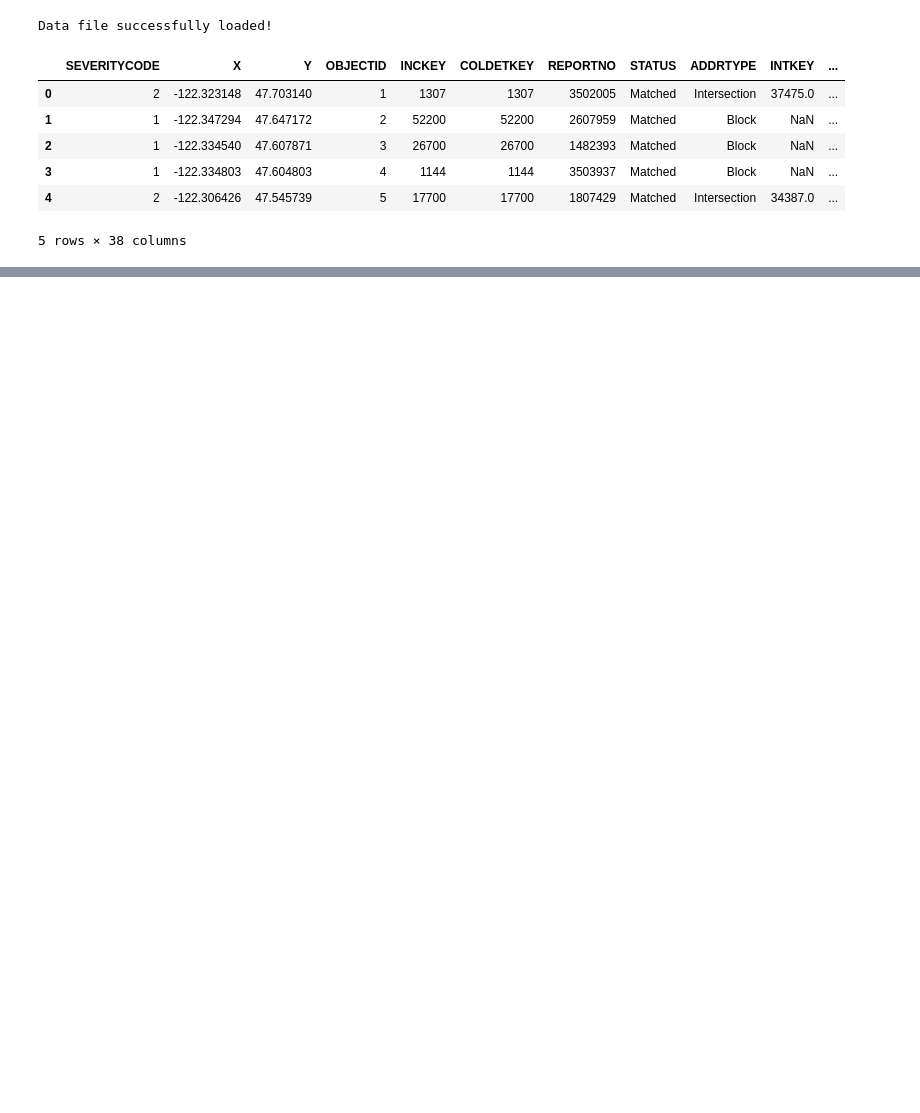
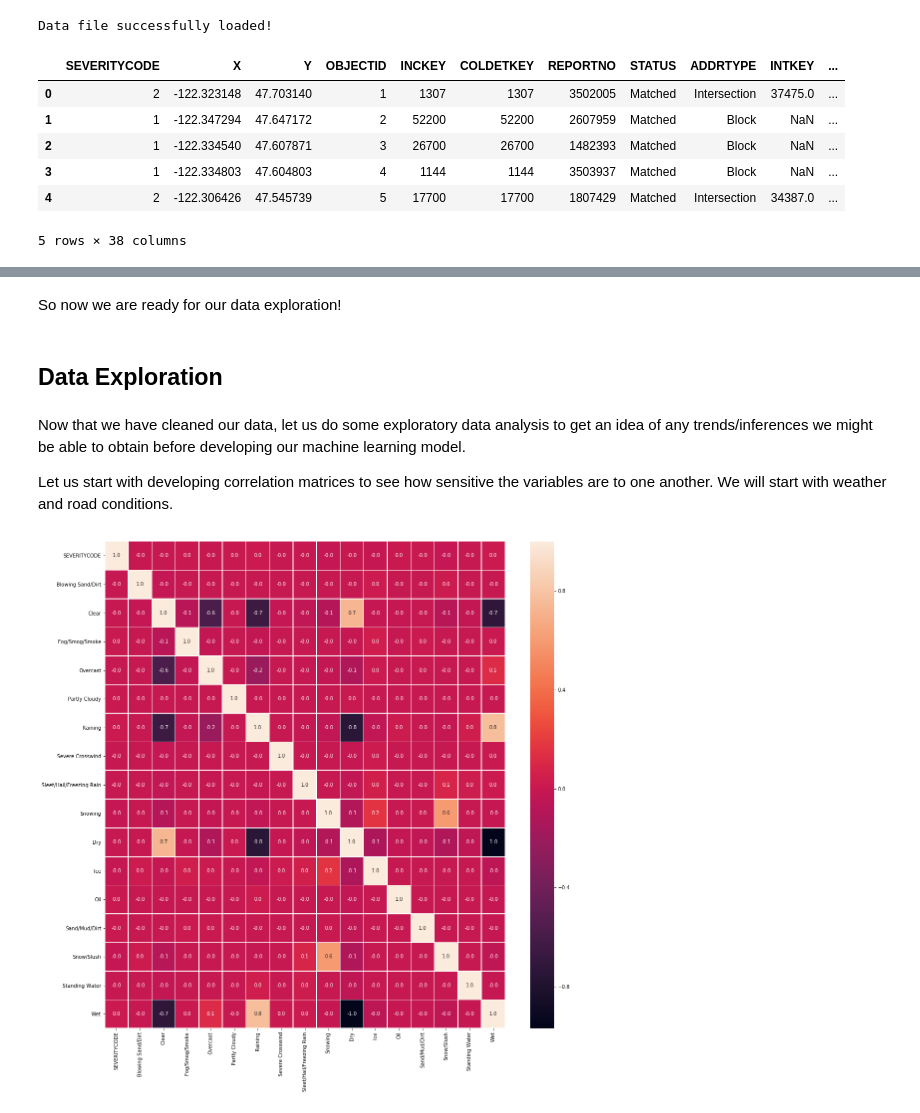
Before and after one commit to jmsierch/Coursera_Capstone, a Jupyter notebook: FinalProject.ipynb, the cells around one changed output, grey strips where cells are left out. Drawn from its saved outputs; the diff is of its cells as text; code cells hidden in the pictures; blank space fills up the shorter version.

```diff
--- a/FinalProject.ipynb
+++ b/FinalProject.ipynb
@@ -59,0 +226,6 @@ df.head()
+# %%
+# Column Choice for Feature Selections
+df_featureSelection = df[['SEVERITYCODE','ADDRTYPE','PERSONCOUNT','PEDCOUNT','PEDCYLCOUNT','VEHCOUNT','INATTENTIONIND','UNDERINFL','WEATHER','ROADCOND','LIGHTCOND','PEDROWNOTGRNT','SPEEDING']]
+
+# Number of 'NULL' values remaining among the Feature Selection subsete
+df_featureSelection.isnull().sum()
@@ -59,0 +249,6 @@ df.head()
+# %%
+# Remove 'NULL' data from the Feature Selection subset
+df_featureSelection.dropna(axis=0,inplace=True)
+
+# Display the updated Feature Selection subset
+df_featureSelection.isnull().sum()
@@ -59,0 +290,22 @@ df.head()
+# %%
+# Change Categorical Variables into Numerical Variables
+
+# ADDRTYPE
+# Convert into 3 columns representing 'Alley', 'Block', 'Intersection'
+df_featureSelection[['Alley', 'Block', 'Intersection']] = pd.get_dummies(df_featureSelection['ADDRTYPE'])
+df_featureSelection.drop(['ADDRTYPE'], axis=1, inplace=True)
+
+# WEATHER
+# Convert into several columns
+df_featureSelection[pd.get_dummies(df_featureSelection['WEATHER']).columns] = pd.get_dummies(df_featureSelection['WEATHER'])
+df_featureSelection.drop(['WEATHER'], axis=1, inplace=True)
+
+# ROADCOND
+# Convert into several columns
+df_featureSelection[pd.get_dummies(df_featureSelection['ROADCOND']).columns] = pd.get_dummies(df_featureSelection['ROADCOND'])
+df_featureSelection.drop(['ROADCOND'], axis=1, inplace=True)
+
+# LIGHTCOND
+# Convert into several columns
+df_featureSelection[pd.get_dummies(df_featureSelection['LIGHTCOND']).columns] = pd.get_dummies(df_featureSelection['LIGHTCOND'])
+df_featureSelection.drop(['LIGHTCOND'], axis=1, inplace=True)
@@ -59,0 +335,8 @@ df.head()
+# %% [markdown]
+So now we are ready for our data exploration!
+# %% [markdown]
+## Data Exploration
+# %% [markdown]
+Now that we have cleaned our data, let us do some exploratory data analysis to get an idea of any trends/inferences we might be able to obtain before developing our machine learning model.
+
+Let us start with developing correlation matrices to see how sensitive the variables are to one another. We will start with weather and road conditions.
@@ -59,0 +347,11 @@ df.head()
+# %%
+# Weather and Road Conditions Correlation Matrix
+# Construct the Weather/Road Conditions Selection
+df_featureSelection_Weather = df_featureSelection[['SEVERITYCODE', 'Blowing Sand/Dirt', 'Clear', 'Fog/Smog/Smoke', 'Overcast', 'Partly Cloudy', 'Raining', 'Severe Crosswind',
+                                          'Sleet/Hail/Freezing Rain', 'Snowing', 'Dry', 'Ice', 'Oil', 'Sand/Mud/Dirt', 'Snow/Slush', 'Standing Water', 'Wet']]
+
+# Create the Weather/Road Conditions Correlation Matrix
+figureWeather, axisWeather = plt.subplots(figsize=(18, 18));
+sns.heatmap(df_featureSelection_Weather.corr(), annot = True, linewidths = .5, fmt = '.01f', ax = axisWeather);
+# %% [output]
+[figure, added]
```
Also changed, not shown: parts of 75 cells of this notebook.
